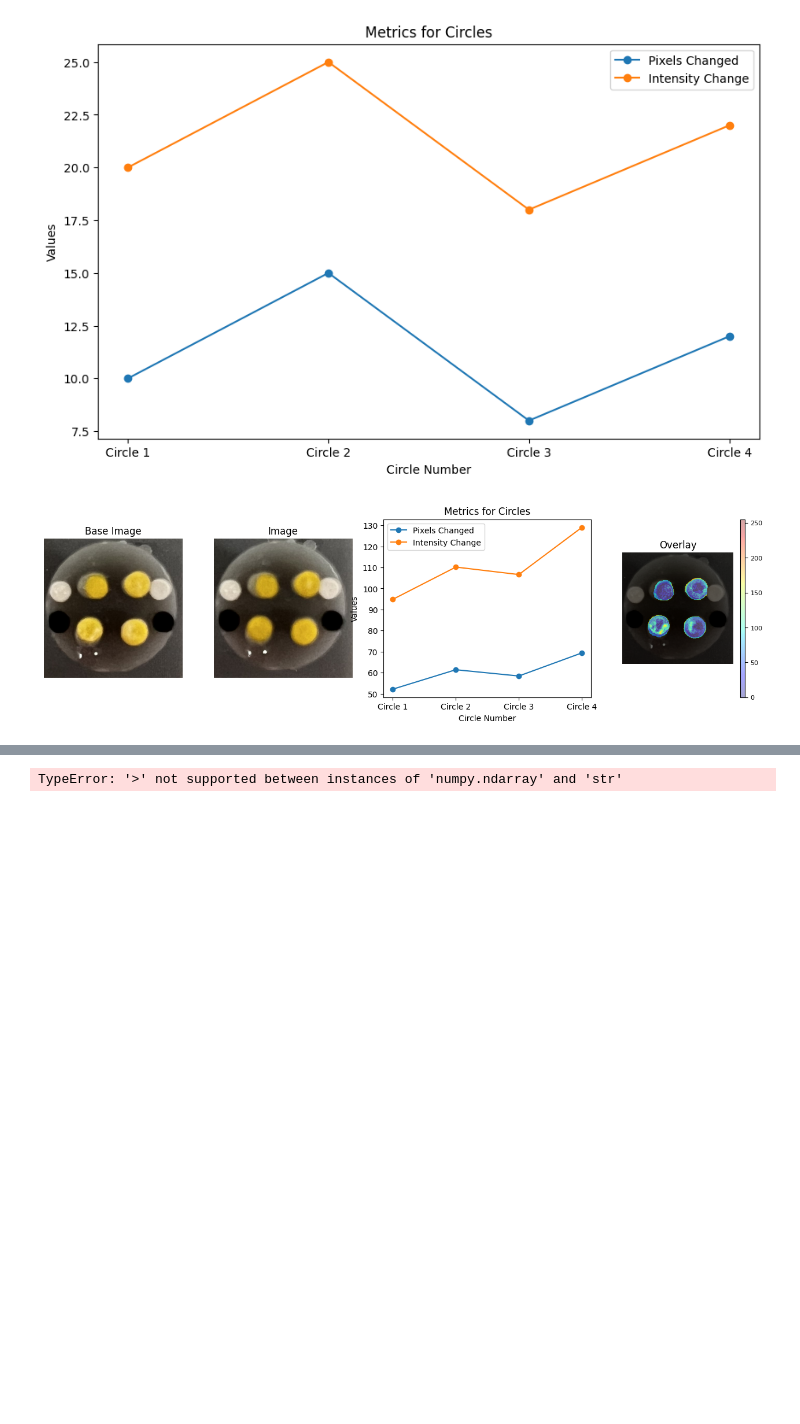
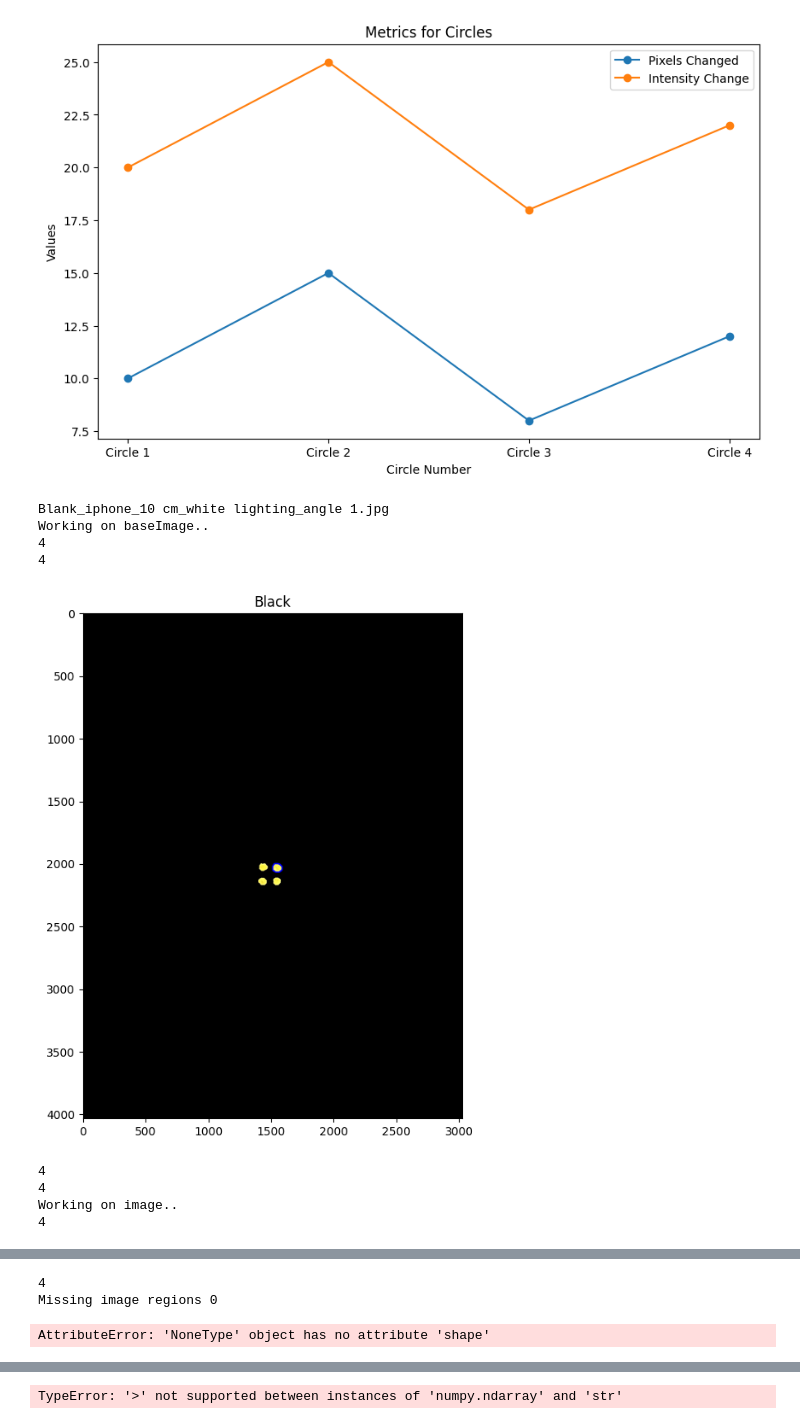
Before and after one commit to appari/wound-sernor-registration, a Jupyter notebook: align_images.ipynb, the cells around one changed output, grey strips where cells are left out. Saved outputs shown, nothing was run; the diff lists cells and outputs as text; code cells hidden in the pictures; blank space fills up the shorter version.

```diff
--- a/align_images.ipynb
+++ b/align_images.ipynb
@@ -500,12 +500,30 @@ plt.show()
 # %%
 import cv2
 import matplotlib.pyplot as plt
 from color_utils import extractColoredBoundingBox, getFinalPts, getHeatMapColorDifference
 from image_utils import extract_yellowcircles, changeFormat
 from utils import calculateSimilarity,generateResultsSingleImage
-base_image_path = "stand images/10mM/Dry/S1(10mM)Dry.jpg"
-image_path = "stand images/10mM/Normal light/S1(10mM)Normal light.jpg"
+import os
+base_image_path = "/Users/apparilalith/Desktop/asu/mayolab/woundsensor/stand images/10_cm/BaseImage.png"
 
-generateResultsSingleImage(base_image_path, image_path, '.')
+# image_path = "wound-sensor-github/Amay/Android 5 cm.jpg"
+base_dir = '/Users/apparilalith/Desktop/asu/mayolab/woundsensor/stand images/10_cm'
+for filename in os.listdir(base_dir):
+
+    print(filename)
+    image_path = os.path.join(base_dir, filename)
+    # try:
+    generateResultsSingleImage(base_image_path, image_path, '.')
+
+    # except:
+        # print('NULL')
 # %% [output]
+Blank_iphone_10 cm_white lighting_angle 1.jpg
+Working on baseImage..
+4
+4
-[figure, old version]
+[figure, new version]
+4
+4
+Working on image..
+4
@@ -511,0 +531,3 @@ generateResultsSingleImage(base_image_path, image_path, '.')
+4
+Missing image regions 0
+AttributeError: 'NoneType' object has no attribute 'shape'
```
Also changed, not shown: parts of 4 cells of this notebook, 17 other files.
